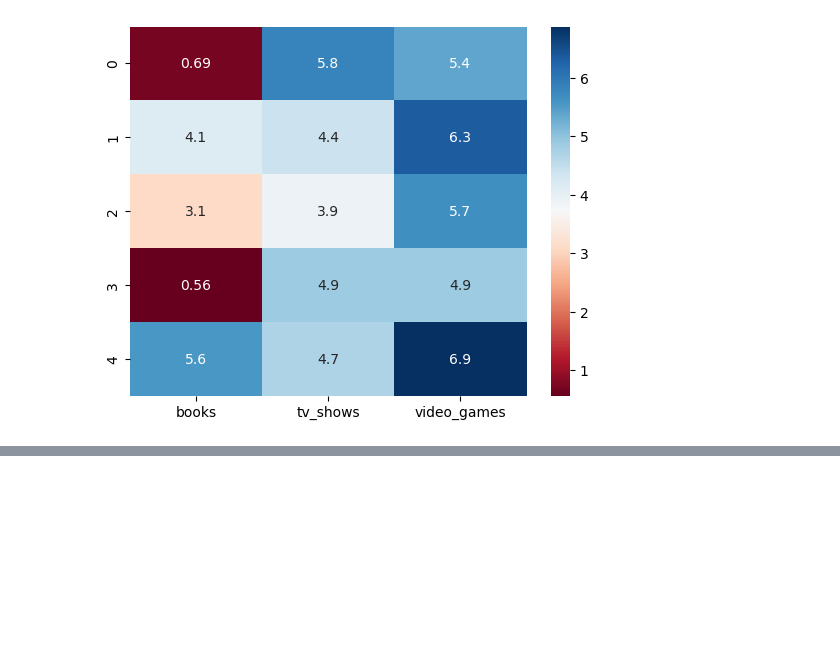
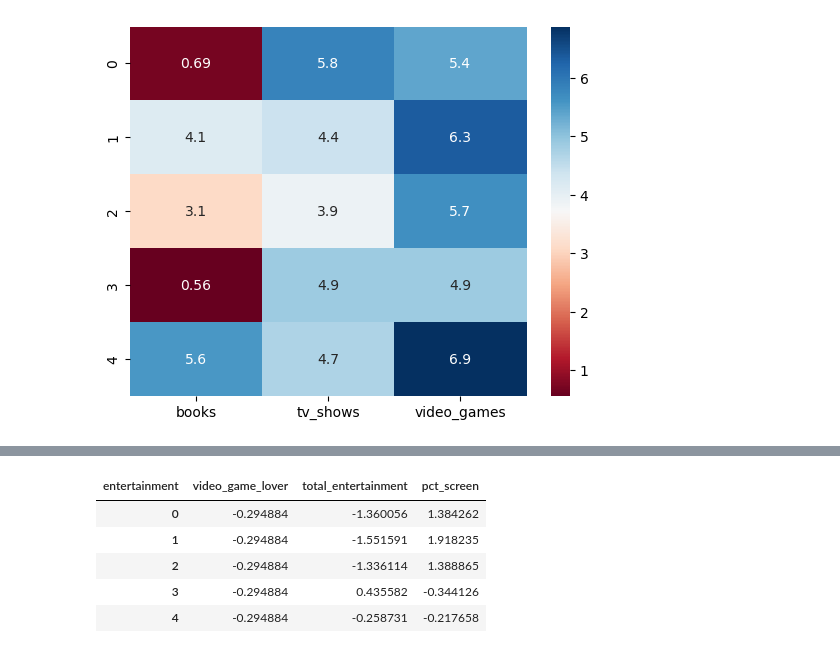
Before and after one commit to Camiloesp/PythonDataScience_UnsupervisedML, a Jupyter notebook: 2_Clustering.ipynb, the cells around one changed output, grey strips where cells are left out. Cells and saved outputs as stored; diff of their text form; code cells hidden in the pictures; blank space fills up the shorter version.

```diff
--- a/2_Clustering.ipynb
+++ b/2_Clustering.ipynb
@@ -298,0 +310,10 @@ sns.heatmap(cluster_centers5, cmap='RdBu', annot=True);
+# %%
+data_v2 = pd.read_pickle('Data/entertainment_data_for_modeling.pkl')
+data_v2.head()
+# %% [output]
+| entertainment | video_game_lover | total_entertainment | pct_screen |
+| 0 | -0.294884 | -1.360056 | 1.384262 |
+| 1 | -0.294884 | -1.551591 | 1.918235 |
+| 2 | -0.294884 | -1.336114 | 1.388865 |
+| 3 | -0.294884 | 0.435582 | -0.344126 |
+| 4 | -0.294884 | -0.258731 | -0.217658 |
```
Also changed, not shown: parts of 13 cells of this notebook, 1 other file.
